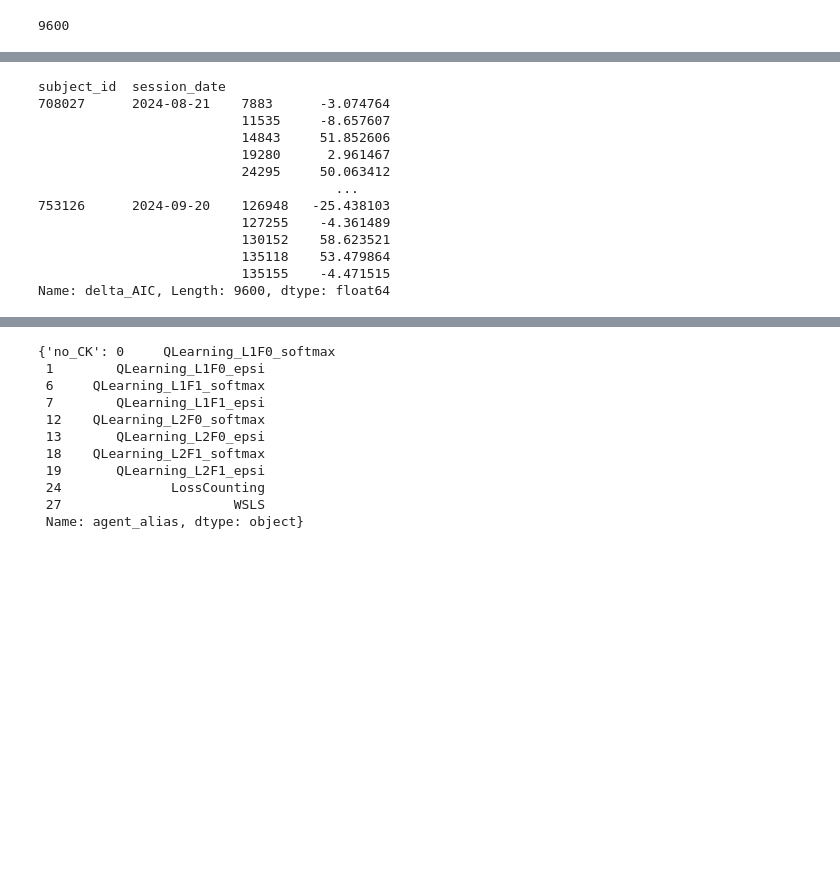
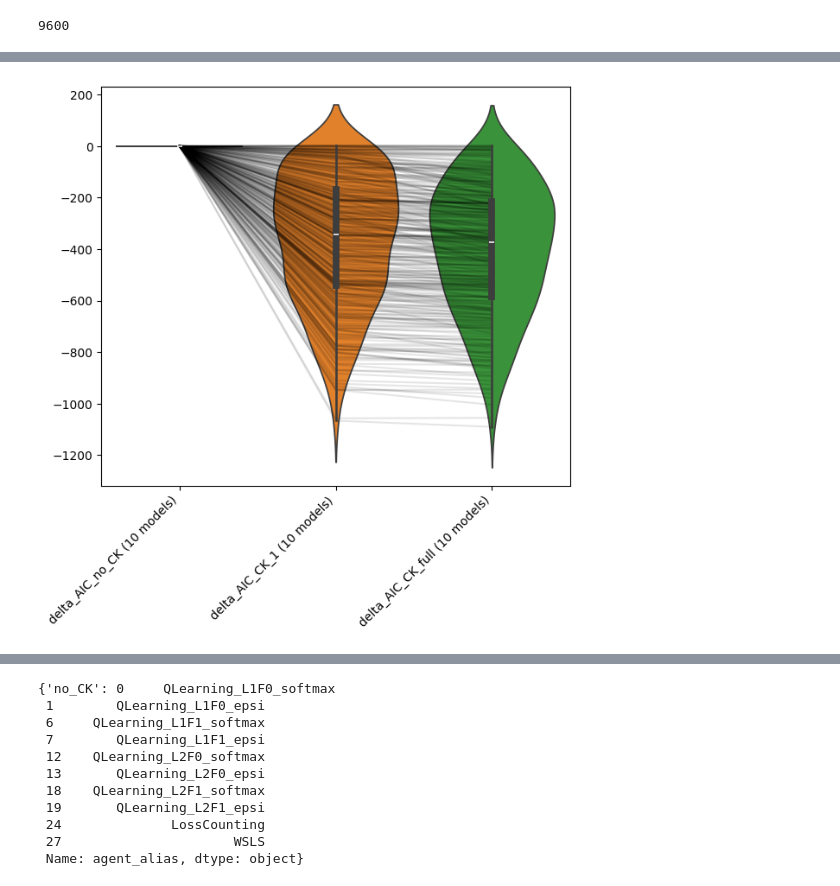
Before and after one commit to AllenNeuralDynamics/aind-dynamic-foraging-population-analysis, a Jupyter notebook: notebooks/demo_RL_models.ipynb, the cells around one changed output, grey strips where cells are left out. Cells and saved outputs as stored; diff of their text form; code cells hidden in the pictures; blank space fills up the shorter version.

Commit message:
WIP: marginal comparison

```diff
--- a/notebooks/demo_RL_models.ipynb
+++ b/notebooks/demo_RL_models.ipynb
@@ -178,16 +160,0 @@ _ = ax.set_xticklabels(ax.get_xticklabels(), rotation=45, ha='right')
-# %%
-df.delta_AIC
-# %% [output]
-subject_id  session_date
-708027      2024-08-21    7883      -3.074764
-                          11535     -8.657607
-                          14843     51.852606
-                          19280      2.961467
-                          24295     50.063412
-                                      ...
-753126      2024-09-20    126948   -25.438103
-                          127255    -4.361489
-                          130152    58.623521
-                          135118    53.479864
-                          135155    -4.471515
-Name: delta_AIC, Length: 9600, dtype: float64
@@ -194,25 +192,17 @@ Name: delta_AIC, Length: 9600, dtype: float64
 # %%
-df = df_model_fitting_30_filtered.copy()
-
 session_keys = ["subject_id", "session_date"]
 
 # Given a dictionary of to_compare, group all model names in each list of agents (compute mean within each group), and do paired test across groups
 to_compare = {"no_CK": df_foragers.query("choice_kernel == 'none'").agent_alias,
               "CK_1": df_foragers.query("choice_kernel == 'one_step'").agent_alias,
               "CK_full": df_foragers.query("choice_kernel == 'full'").agent_alias}
+baseline_group = "no_CK"
 metric = "AIC"
 
-baseline_group = "no_CK"
-# Compute delta_AIC relative to the baseline group
-df = df.groupby(session_keys).apply(subtract_baseline, to_compare[baseline_group], metric, include_groups=False)
+df = df_model_fitting_30_filtered.copy()
+df_grouped = compute_grouped_metrics(df, to_compare, baseline_group, metric)
 
-agg_dict = {
-    f"delta_{metric}_{key} ({len(agent_groups)} models)": (
-        f"delta_{metric}",
-        lambda x, agent_groups=agent_groups: x[df.loc[x.index, "agent_alias"].isin(agent_groups)].mean()
-    )
-    for key, agent_groups in to_compare.items()
-}
-
-# Group by the session keys and apply the aggregations.
-df_grouped = df.groupby(session_keys).agg(**agg_dict)
+fig, ax = plt.subplots(figsize=(7, 6))
+plot_comparison_group(df_grouped, ax)
+# %% [output]
+[figure, added]
```
Also changed, not shown: parts of 12 cells of this notebook.
